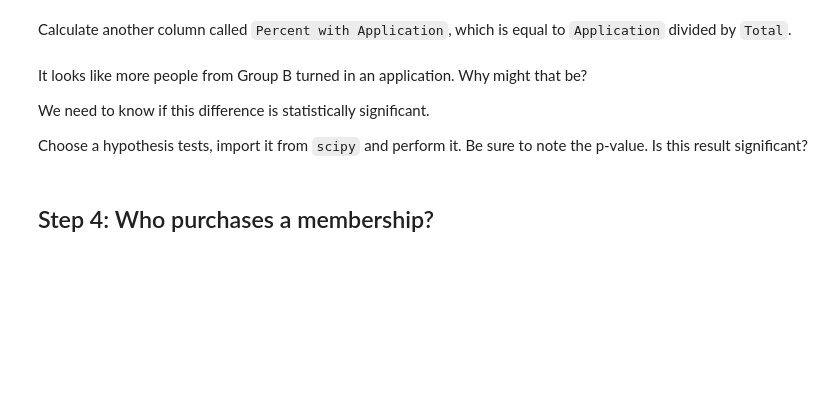
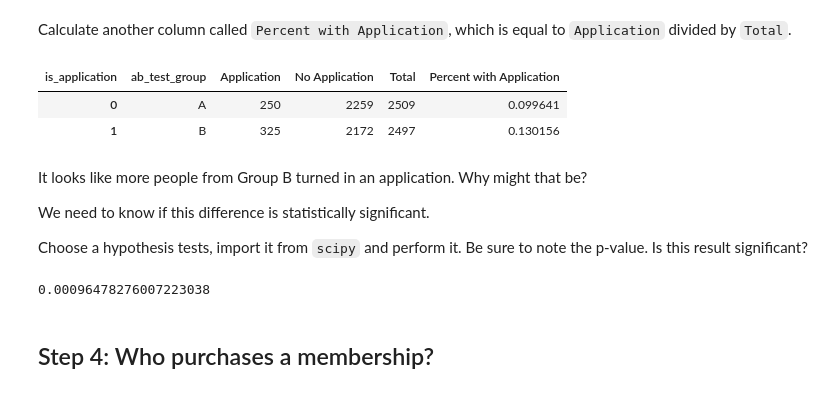
Before and after one commit to carmelhm/musclehub, a Jupyter notebook: input/musclehub.ipynb, the cells around one changed output. Drawn from its saved outputs; the diff is of its cells as text; code cells hidden in the pictures; blank space fills up the shorter version.

```diff
--- a/input/musclehub.ipynb
+++ b/input/musclehub.ipynb
@@ -186,7 +218,16 @@ Perform this pivot and save it to the variable `app_pivot`.  Remember to call `r
 # %% [markdown]
 Define a new column called `Total`, which is the sum of `Application` and `No Application`.
+# %%
+app_pivot['Total'] = app_pivot.Application + app_pivot['No Application']
 # %% [markdown]
 Calculate another column called `Percent with Application`, which is equal to `Application` divided by `Total`.
+# %%
+app_pivot['Percent with Application'] = app_pivot.Application / app_pivot.Total
+app_pivot
+# %% [output]
+| is_application | ab_test_group | Application | No Application | Total | Percent with Application |
+| 0 | A | 250 | 2259 | 2509 | 0.099641 |
+| 1 | B | 325 | 2172 | 2497 | 0.130156 |
 # %% [markdown]
 It looks like more people from Group B turned in an application.  Why might that be?
 
@@ -194,6 +235,14 @@ We need to know if this difference is statistically significant.
 
 Choose a hypothesis tests, import it from `scipy` and perform it.  Be sure to note the p-value.
 Is this result significant?
+# %%
+from scipy.stats import chi2_contingency
+
+contingency = [[250, 2254], [325, 2175]]
+chi2, pval, dof, ex = chi2_contingency(contingency)
+p
+# %% [output]
+0.00096478276007223038
 # %% [markdown]
 ## Step 4: Who purchases a membership?
 # %% [markdown]
```
Also changed, not shown: parts of 5 cells of this notebook.
